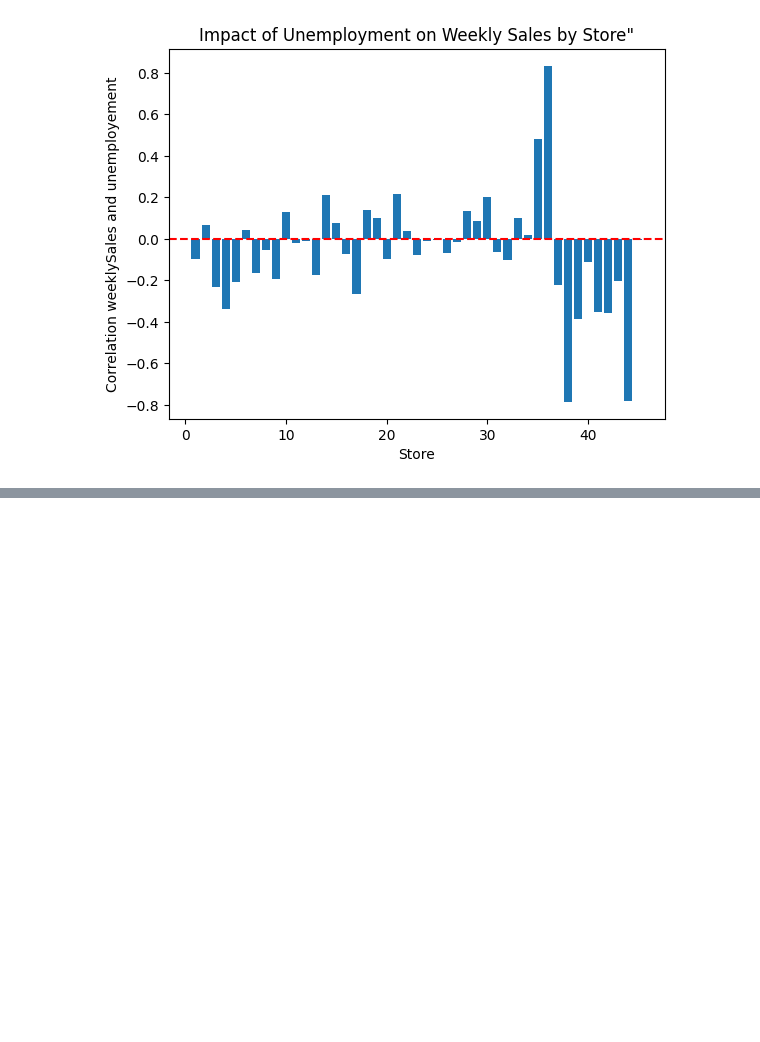
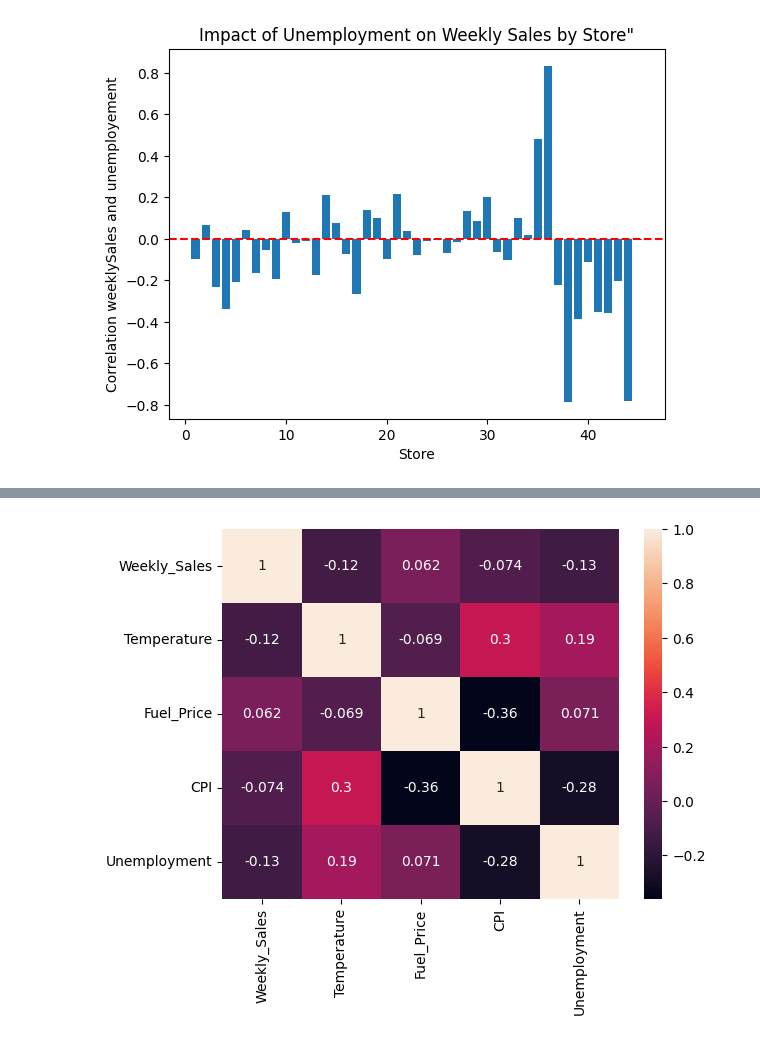
Before and after one commit to Sharddha-Sharddha/IITMLAssignments, a Jupyter notebook: Wallmart_Capstone_project.ipynb, the cells around one changed output, grey strips where cells are left out. Saved outputs shown, nothing was run; the diff lists cells and outputs as text; code cells hidden in the pictures; blank space fills up the shorter version.

```diff
--- a/Wallmart_Capstone_project.ipynb
+++ b/Wallmart_Capstone_project.ipynb
@@ -276,0 +358,5 @@ sns.barplot(df['Temperature'])
+# %%
+# Finding reason for seasonality in the data by checking the pattern during November and December each year.
+
+seasonal_data = data[(data['Date'].dt.month == 11) | (data['Date'].dt.month == 12)]
+seasonal_data
@@ -276,0 +377,10 @@ sns.barplot(df['Temperature'])
+# %%
+#Checking the correlation of different features with the weekly sales during November and December each year.
+
+features1 = ['Weekly_Sales', 'Temperature', 'Fuel_Price', 'CPI', 'Unemployment']
+
+sns.heatmap(seasonal_data[features1].corr(), annot=True,)
+
+plt.show()
+# %% [output]
+[figure, added]
```
Also changed, not shown: parts of 47 cells of this notebook.
